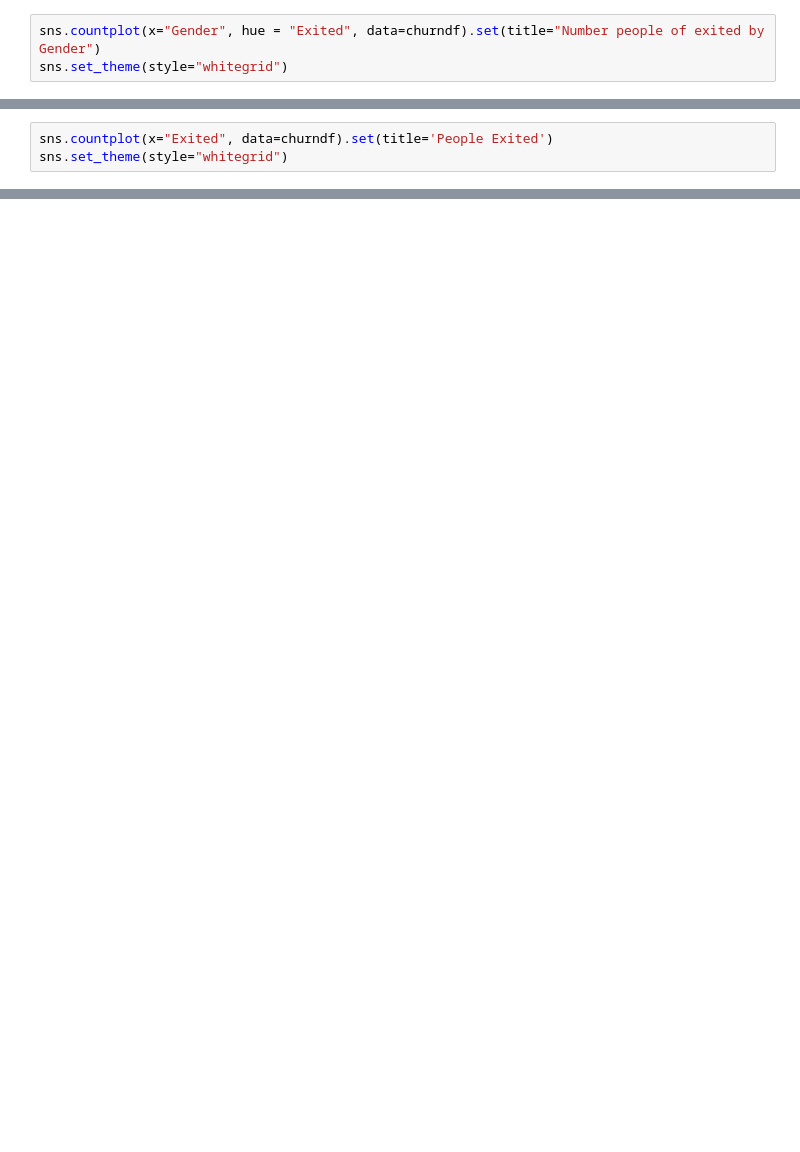
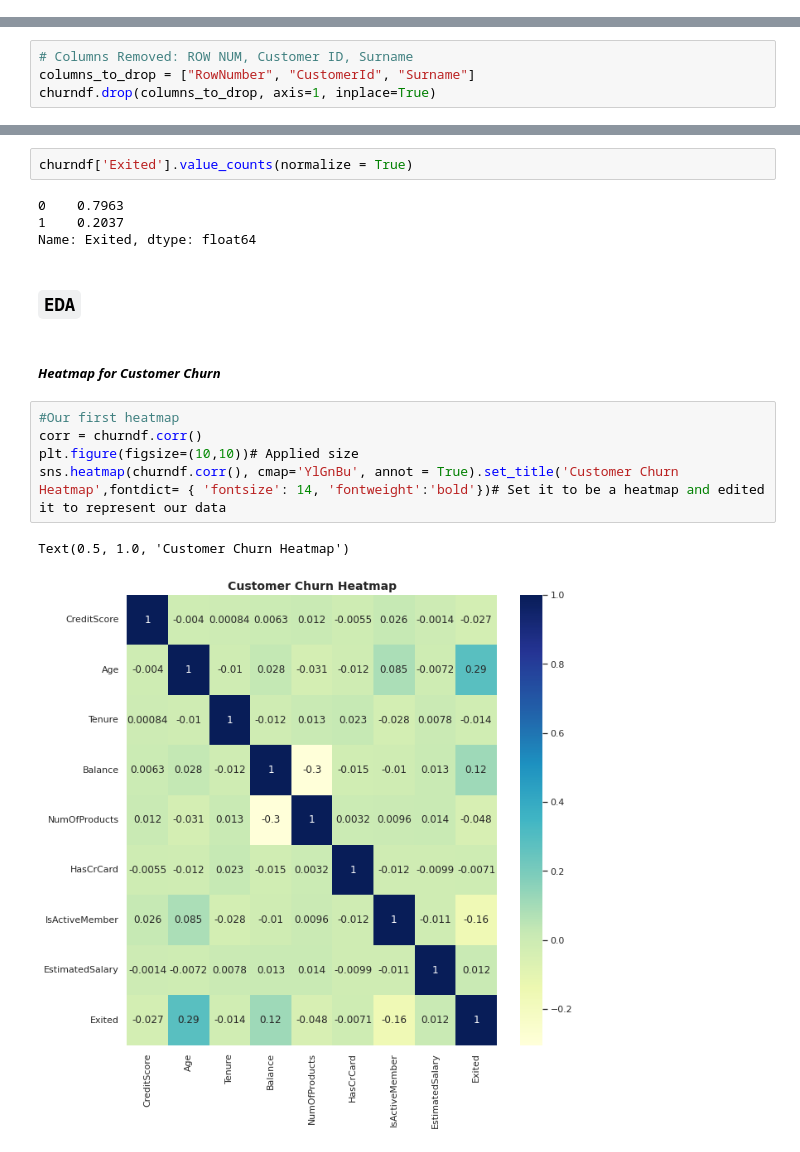
Before and after one commit to harshitlikhar/SC22-BatchB-recursive-searchers, a Jupyter notebook: Group-1/data/Churn-EDA.ipynb, the cells around one changed output, grey strips where cells are left out. Cells and saved outputs as stored; diff of their text form; blank space fills up the shorter version.

```diff
--- a/Group-1/data/Churn-EDA.ipynb
+++ b/Group-1/data/Churn-EDA.ipynb
@@ -74,3 +0,0 @@ sns.set_theme(style="darkgrid")
-# %%
-sns.countplot(x="Gender", hue = "Exited", data=churndf).set(title="Number people of exited by Gender")
-sns.set_theme(style="whitegrid")
@@ -79,3 +0,0 @@ sns.set_theme(style="whitegrid")
-# %%
-sns.countplot(x="Exited", data=churndf).set(title='People Exited')
-sns.set_theme(style="whitegrid")
@@ -106,0 +29,4 @@ churndf.head()
+# %%
+# Columns Removed: ROW NUM, Customer ID, Surname
+columns_to_drop = ["RowNumber", "CustomerId", "Surname"]
+churndf.drop(columns_to_drop, axis=1, inplace=True)
@@ -106,0 +61,18 @@ churndf.head()
+# %%
+churndf['Exited'].value_counts(normalize = True)
+# %% [output]
+0    0.7963
+1    0.2037
+Name: Exited, dtype: float64
+# %% [markdown]
+### `EDA`
+# %% [markdown]
+##### _Heatmap for Customer Churn_
+# %%
+#Our first heatmap
+corr = churndf.corr()
+plt.figure(figsize=(10,10))# Applied size
+sns.heatmap(churndf.corr(), cmap='YlGnBu', annot = True).set_title('Customer Churn Heatmap',fontdict= { 'fontsize': 14, 'fontweight':'bold'})# Set it to be a heatmap and edited it to represent our data
+# %% [output]
+Text(0.5, 1.0, 'Customer Churn Heatmap')
+[figure, added]
```
Also changed, not shown: parts of 37 cells of this notebook, 10 other files.
